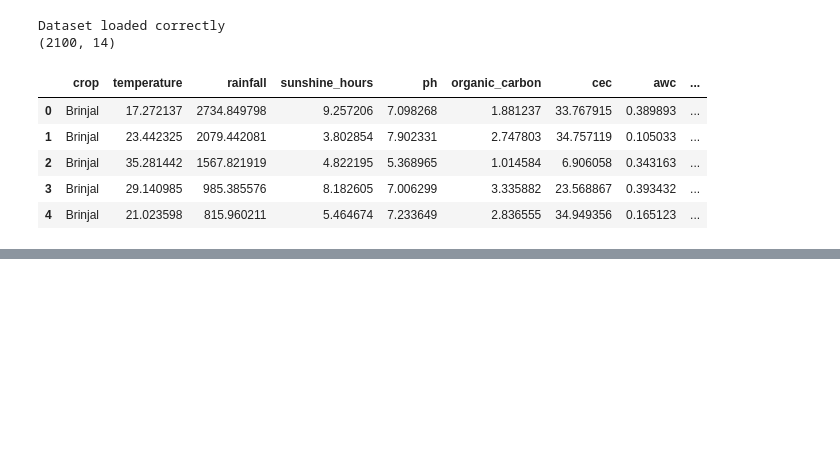
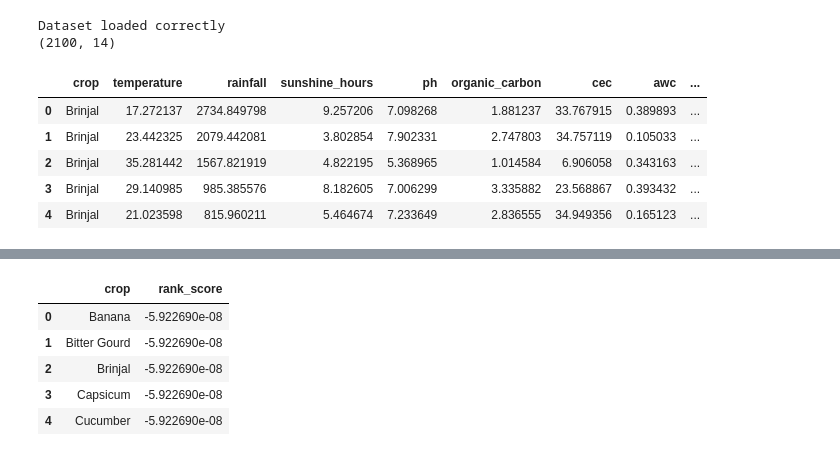
Before and after one commit to isumakm/Weather-Prediction-and-Crop-Recommendation-System-, a Jupyter notebook: Multi_Crop_Ranking.ipynb, the cells around one changed output, grey strips where cells are left out. Saved outputs shown, nothing was run; the diff lists cells and outputs as text; code cells hidden in the pictures; blank space fills up the shorter version.

Commit message:
LambdaMART (LightGBM Ranker)

```diff
--- a/Multi_Crop_Ranking.ipynb
+++ b/Multi_Crop_Ranking.ipynb
@@ -141,0 +218,21 @@ Pipeline(steps=[('prep',
+# %%
+ranker = lgb.LGBMRanker(
+    objective="lambdarank",
+    metric="ndcg",
+    boosting_type="gbdt",
+    n_estimators=500,
+    learning_rate=0.05,
+    num_leaves=31,
+    min_child_samples=20,
+    subsample=0.8,
+    colsample_bytree=0.8,
+    random_state=RANDOM_SEED
+)
+
+ranker.fit(
+    X_train, y_train,
+    group=train_group,
+    eval_set=[(X_test, y_test)],
+    eval_group=[test_group],
+    eval_at=[5]
+)
@@ -274,0 +276,27 @@ Yard Long Bean        probability=0.0660
+# %%
+# Use the model to rank crops for ONE farmer context
+def recommend_top_k(env, k=5):
+    rows = []
+    for _, crop_row in df_crop_profile.iterrows():
+        row_data = {
+            "crop": crop_row["crop"],
+            **{f"env_{k}": v for k, v in env.items()},
+            **{f"crop_{k}": v for k, v in crop_row[feature_req_cols].items()}
+        }
+        rows.append(row_data)
+
+    df_in = pd.DataFrame(rows)
+    preds = ranker.predict(df_in[feature_cols])
+    df_in["rank_score"] = preds
+    df_in = df_in.sort_values("rank_score", ascending=False)
+    return df_in[["crop", "rank_score"]].head(k)
+
+example_env = sample_farmer_context()
+recommend_top_k(example_env, k=5)
+# %% [output]
+|  | crop | rank_score |
+| 0 | Banana | -5.922690e-08 |
+| 1 | Bitter Gourd | -5.922690e-08 |
+| 2 | Brinjal | -5.922690e-08 |
+| 3 | Capsicum | -5.922690e-08 |
+| 4 | Cucumber | -5.922690e-08 |
```
Also changed, not shown: parts of 27 cells of this notebook.
